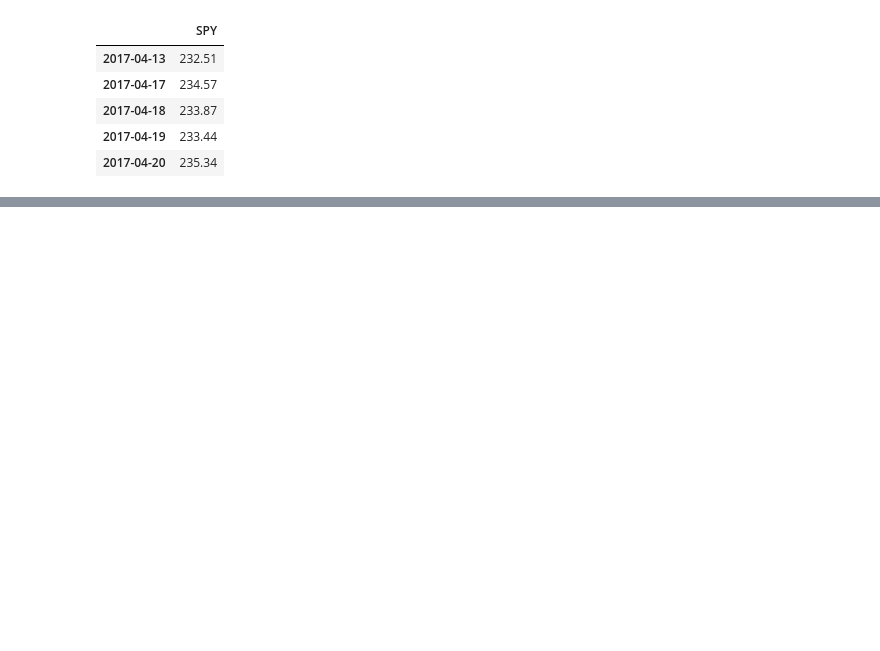
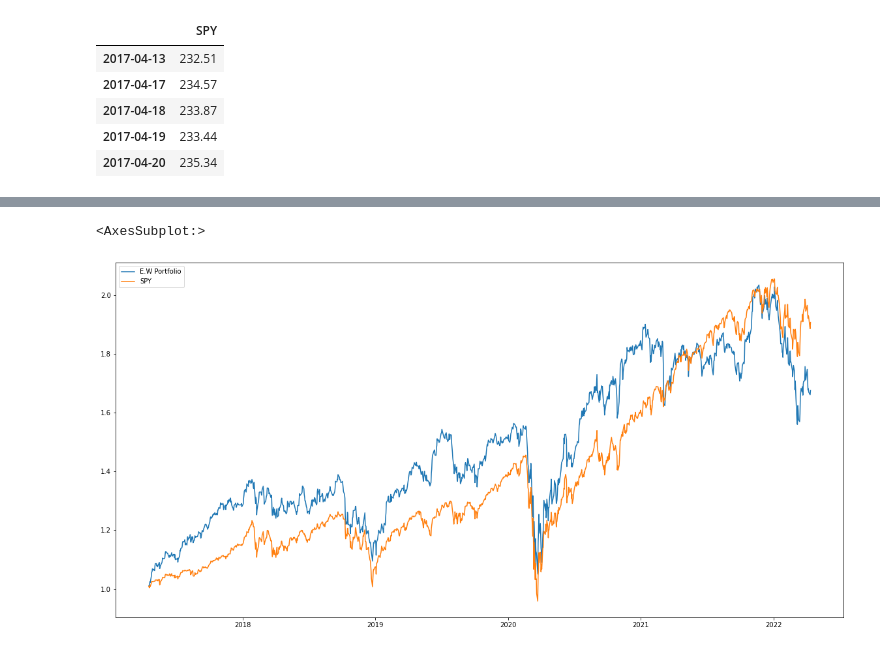
Before and after one commit to Nithy29/Responsible_Investor, a Jupyter notebook: Analysis.ipynb, the cells around one changed output, grey strips where cells are left out. Drawn from its saved outputs; the diff is of its cells as text; code cells hidden in the pictures; blank space fills up the shorter version.

```diff
--- a/Analysis.ipynb
+++ b/Analysis.ipynb
@@ -119,0 +117,6 @@ comparison.plot()
+# %%
+comparison = comparison.rename(columns = {0:'E.W Portfolio'})
+comparison.plot(figsize = (20,10))
+# %% [output]
+<AxesSubplot:>
+[figure, added]
```
Also changed, not shown: parts of 10 cells of this notebook.
